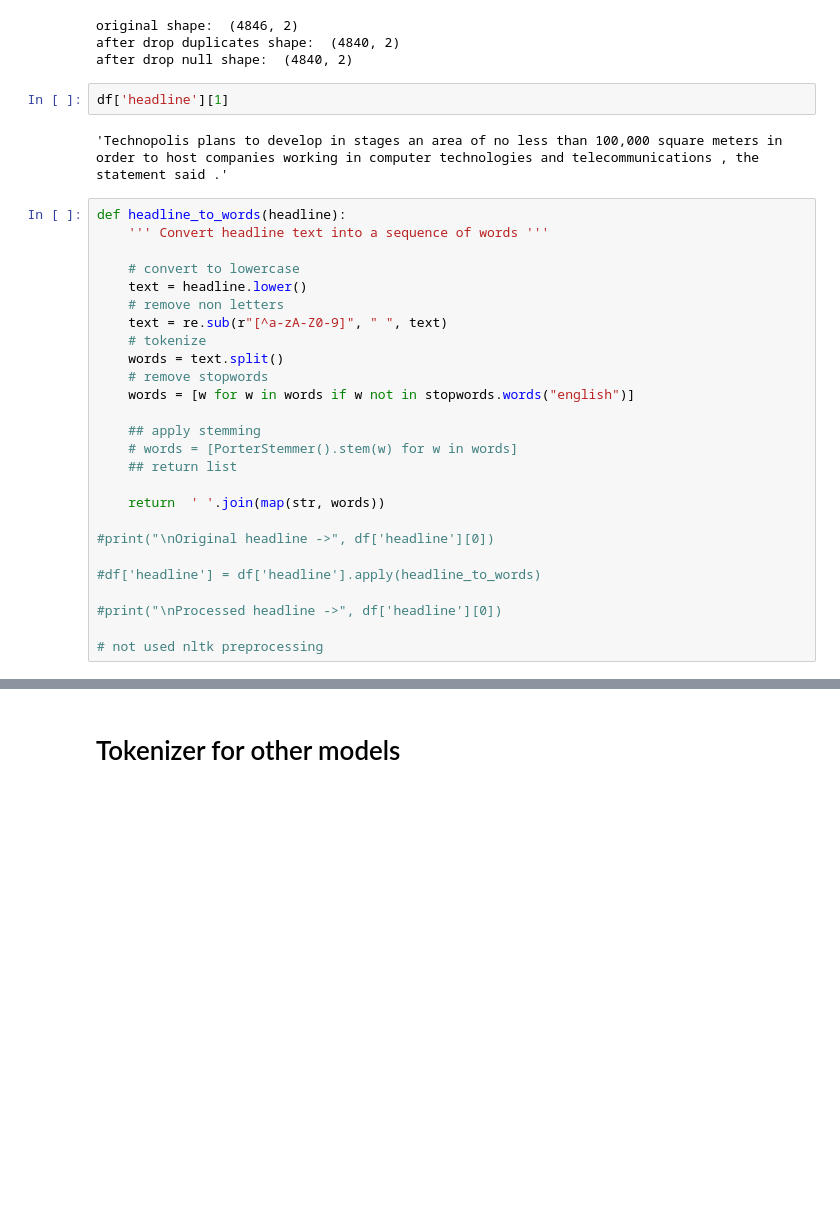
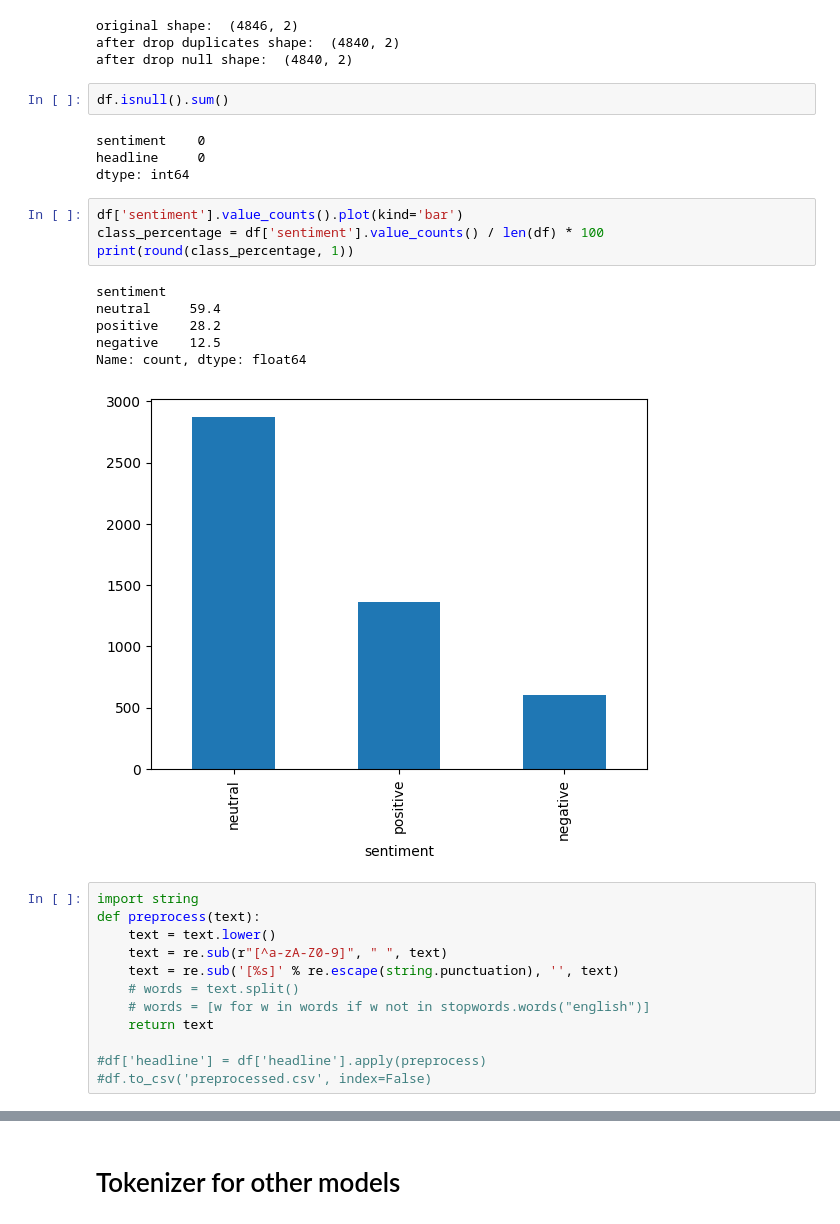
Before and after one commit to Francesco9932/financial-sentiment-analysis, a Jupyter notebook: financial-sentiment-analysis.ipynb, the cells around one changed output, grey strips where cells are left out. Drawn from its saved outputs; the diff is of its cells as text; blank space fills up the shorter version.

```diff
--- a/financial-sentiment-analysis.ipynb
+++ b/financial-sentiment-analysis.ipynb
@@ -121,33 +117,32 @@ print("after drop null shape: ", df.shape)
 original shape:  (4846, 2)
 after drop duplicates shape:  (4840, 2)
 after drop null shape:  (4840, 2)
-# %%
-df['headline'][1]
-# %% [output]
-'Technopolis plans to develop in stages an area of no less than 100,000 square meters in order to host companies working in computer technologies and telecommunications , the statement said .'
+# %%
+df.isnull().sum()
+# %% [output]
+sentiment    0
+headline     0
+dtype: int64
+# %%
+df['sentiment'].value_counts().plot(kind='bar')
+class_percentage = df['sentiment'].value_counts() / len(df) * 100
+print(round(class_percentage, 1))
+# %% [output]
+sentiment
+neutral     59.4
+positive    28.2
+negative    12.5
+Name: count, dtype: float64
+[figure, added]
 # %%
-def headline_to_words(headline):
-    ''' Convert headline text into a sequence of words '''
+import string
+def preprocess(text):
+    text = text.lower()
+    text = re.sub(r"[^a-zA-Z0-9]", " ", text)
+    text = re.sub('[%s]' % re.escape(string.punctuation), '', text)
+    # words = text.split()
+    # words = [w for w in words if w not in stopwords.words("english")]
+    return text
 
-    # convert to lowercase
-    text = headline.lower()
-    # remove non letters
-    text = re.sub(r"[^a-zA-Z0-9]", " ", text)
-    # tokenize
-    words = text.split()
-    # remove stopwords
-    words = [w for w in words if w not in stopwords.words("english")]
-
-    ## apply stemming
-    # words = [PorterStemmer().stem(w) for w in words]
-    ## return list
-
-    return  ' '.join(map(str, words))
-
-#print("\nOriginal headline ->", df['headline'][0])
-
-#df['headline'] = df['headline'].apply(headline_to_words)
-
-#print("\nProcessed headline ->", df['headline'][0])
-
-# not used nltk preprocessing
+#df['headline'] = df['headline'].apply(preprocess)
+#df.to_csv('preprocessed.csv', index=False)
```
Also changed, not shown: parts of 6 cells of this notebook.
